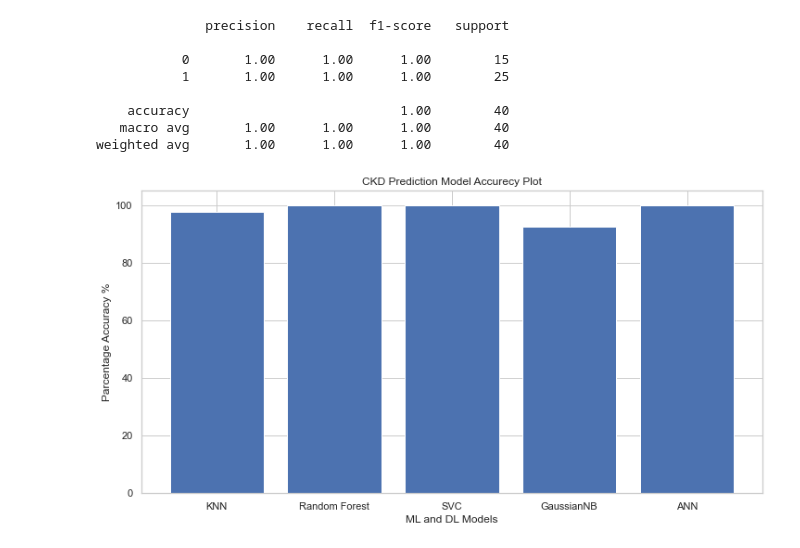
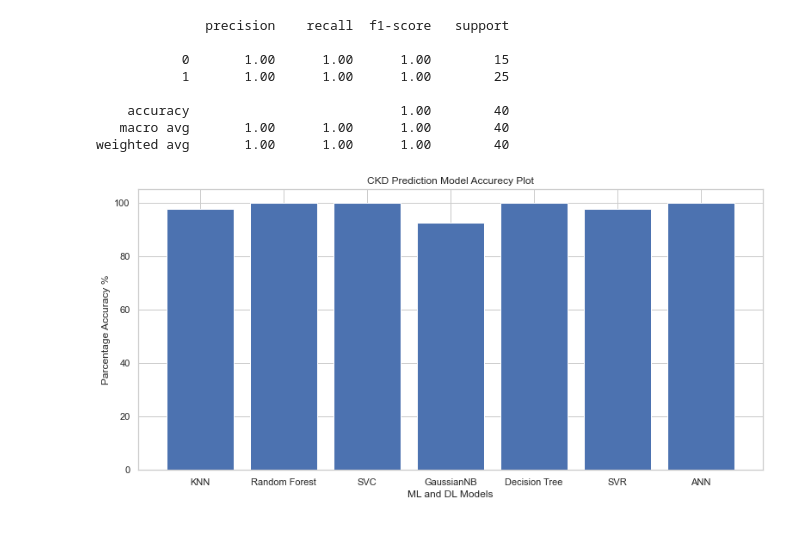
Before and after one commit to abidshafee/CKD_prediction, a Jupyter notebook: CKDMLMoodel.ipynb, the cells around one changed output. Saved outputs shown, nothing was run; the diff lists cells and outputs as text; code cells hidden in the pictures.

Commit message:
New Model added

```diff
--- a/CKDMLMoodel.ipynb
+++ b/CKDMLMoodel.ipynb
@@ -1065,0 +1133,2 @@ weighted avg       0.93      0.93      0.93        40
+# %%
+svr.fit(X_train, y_train)
@@ -1065,0 +1137,8 @@ weighted avg       0.93      0.93      0.93        40
+# %%
+svr_pred = svr.predict(X_test)
+# %%
+svr_pred = [1 if pred > 0.5 else 0 for pred in svr_pred]
+# svr_pred
+# %%
+svr_acc = round(accuracy_score(y_test, svr_pred)*100, 2)
+print(f'Support Vector Regressor Accurecy: {svr_acc}%')
@@ -1133,19 +1237,19 @@ weighted avg       1.00      1.00      1.00        40
 # %%
 # sns.barplot(models, models_acc, palette="Blues_d", hue=models, dodge=False)
 # %%
-plt.figure(figsize=(12, 6))
-models = ['KNN', 'Random Forest', 'SVC', 'GaussianNB', 'ANN']
-models_acc = [knn_acc, rndf_acc, svc_acc, gnb_acc, ann_acc]
+plt.figure(figsize=(13, 6))
+models = ['KNN', 'Random Forest', 'SVC', 'GaussianNB', 'Decision Tree', 'SVR', 'ANN']
+models_acc = [knn_acc, rndf_acc, svc_acc, gnb_acc, dtc_acc, svr_acc, ann_acc]
 # xax = [1, 2, 3, 4, 5]
 
 plt.title('CKD Prediction Model Accurecy Plot')
 plt.bar(models, models_acc, label=models)
 plt.xticks(models)
 plt.ylabel('Parcentage Accuracy %')
 plt.xlabel('ML and DL Models')
 # plt.legend()
 
 # plt.savefig('figName.png', dpi=300)
 plt.show()
 # %% [output]
-[figure, old version]
+[figure, new version]
```
Also changed, not shown: parts of 35 cells of this notebook.
